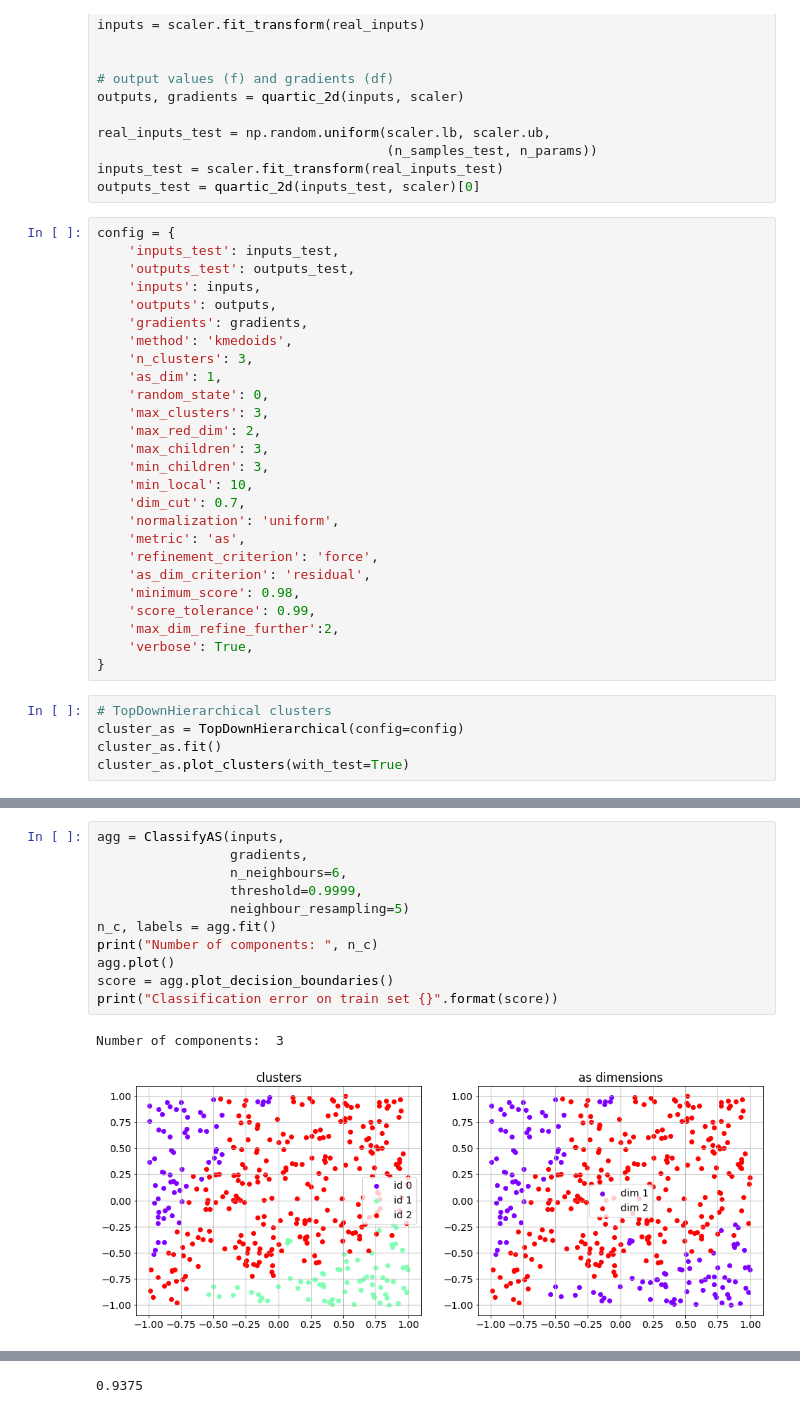
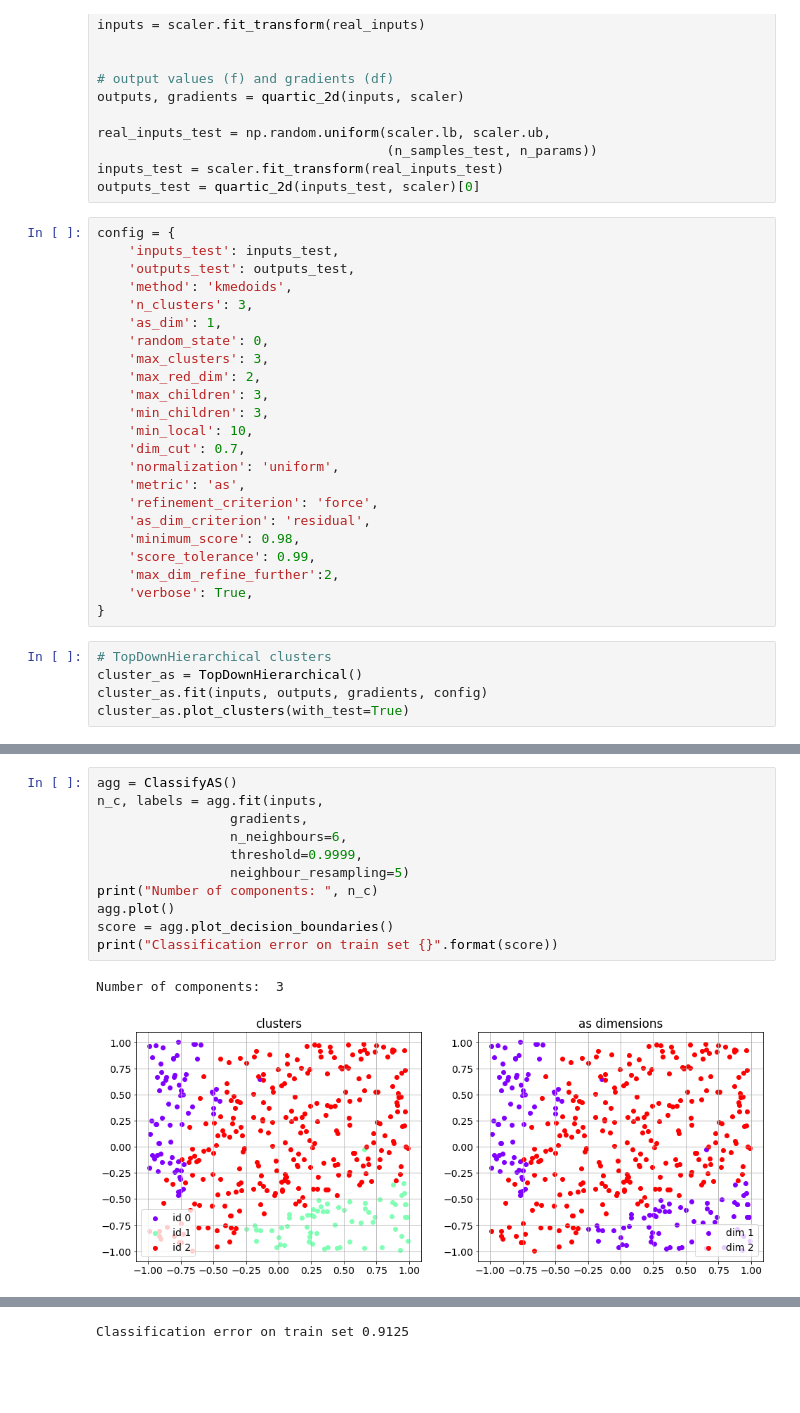
Before and after one commit to mathLab/ATHENA, a Jupyter notebook: tutorials/tutorial08/08_local_AS_2d.ipynb, the cells around one changed output, grey strips where cells are left out. Saved outputs shown, nothing was run; the diff lists cells and outputs as text; blank space fills up the shorter version.

```diff
--- a/tutorials/tutorial08/08_local_AS_2d.ipynb
+++ b/tutorials/tutorial08/08_local_AS_2d.ipynb
@@ -61,9 +77,6 @@ outputs_test = quartic_2d(inputs_test, scaler)[0]
 config = {
     'inputs_test': inputs_test,
     'outputs_test': outputs_test,
-    'inputs': inputs,
-    'outputs': outputs,
-    'gradients': gradients,
     'method': 'kmedoids',
     'n_clusters': 3,
     'as_dim': 1,
@@ -85,7 +98,7 @@ config = {
 }
 # %%
 # TopDownHierarchical clusters
-cluster_as = TopDownHierarchical(config=config)
-cluster_as.fit()
+cluster_as = TopDownHierarchical()
+cluster_as.fit(inputs, outputs, gradients, config)
 cluster_as.plot_clusters(with_test=True)
 # %% [output]
@@ -107,17 +120,17 @@ Test score:  [0.72700559 0.99659643 0.14932069 0.01123917]
 # %%
-agg = ClassifyAS(inputs,
+agg = ClassifyAS()
+n_c, labels = agg.fit(inputs,
                  gradients,
                  n_neighbours=6,
                  threshold=0.9999,
                  neighbour_resampling=5)
-n_c, labels = agg.fit()
 print("Number of components: ", n_c)
 agg.plot()
 score = agg.plot_decision_boundaries()
 print("Classification error on train set {}".format(score))
 # %% [output]
 Number of components:  3
-[figure, old version]
+[figure, new version]
 [figure]
-0.9375
+Classification error on train set 0.9125
 # %%
```
Also changed, not shown: parts of 6 cells of this notebook, 3 other files.
